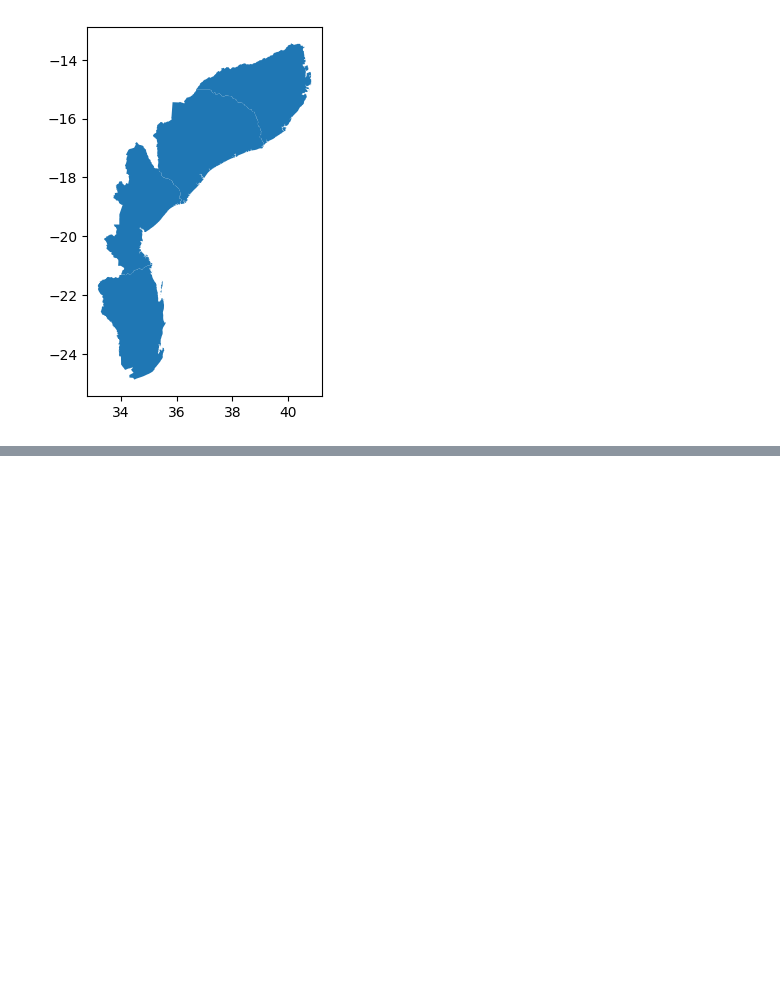
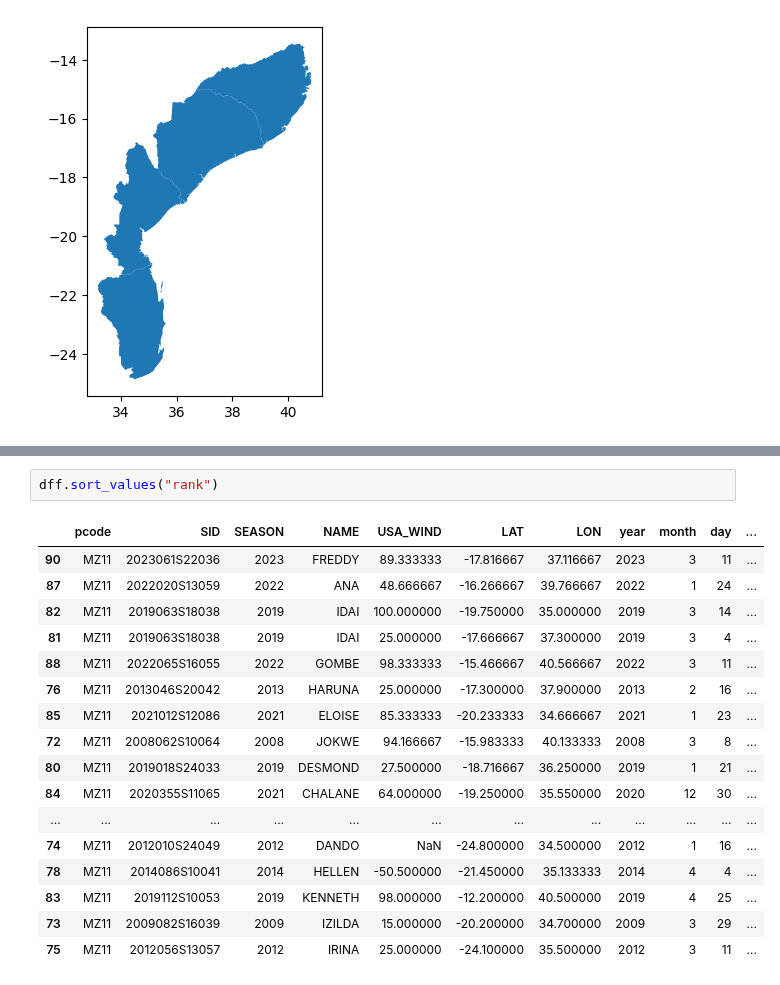
Before and after one commit to OCHA-DAP/ds-aa-moz-cyclones, a Jupyter notebook: exploration/landfall_rainfall.ipynb, the cells around one changed output, grey strips where cells are left out. Cells and saved outputs as stored; diff of their text form; blank space fills up the shorter version.

```diff
--- a/exploration/landfall_rainfall.ipynb
+++ b/exploration/landfall_rainfall.ipynb
@@ -110,0 +260,20 @@ adm1.plot()
+# %%
+dff.sort_values("rank")
+# %% [output]
+|  | pcode | SID | SEASON | NAME | USA_WIND | LAT | LON | year | month | day | ... |
+| 90 | MZ11 | 2023061S22036 | 2023 | FREDDY | 89.333333 | -17.816667 | 37.116667 | 2023 | 3 | 11 | ... |
+| 87 | MZ11 | 2022020S13059 | 2022 | ANA | 48.666667 | -16.266667 | 39.766667 | 2022 | 1 | 24 | ... |
+| 82 | MZ11 | 2019063S18038 | 2019 | IDAI | 100.000000 | -19.750000 | 35.000000 | 2019 | 3 | 14 | ... |
+| 81 | MZ11 | 2019063S18038 | 2019 | IDAI | 25.000000 | -17.666667 | 37.300000 | 2019 | 3 | 4 | ... |
+| 88 | MZ11 | 2022065S16055 | 2022 | GOMBE | 98.333333 | -15.466667 | 40.566667 | 2022 | 3 | 11 | ... |
+| 76 | MZ11 | 2013046S20042 | 2013 | HARUNA | 25.000000 | -17.300000 | 37.900000 | 2013 | 2 | 16 | ... |
+| 85 | MZ11 | 2021012S12086 | 2021 | ELOISE | 85.333333 | -20.233333 | 34.666667 | 2021 | 1 | 23 | ... |
+| 72 | MZ11 | 2008062S10064 | 2008 | JOKWE | 94.166667 | -15.983333 | 40.133333 | 2008 | 3 | 8 | ... |
+| 80 | MZ11 | 2019018S24033 | 2019 | DESMOND | 27.500000 | -18.716667 | 36.250000 | 2019 | 1 | 21 | ... |
+| 84 | MZ11 | 2020355S11065 | 2021 | CHALANE | 64.000000 | -19.250000 | 35.550000 | 2020 | 12 | 30 | ... |
+| ... | ... | ... | ... | ... | ... | ... | ... | ... | ... | ... | ... |
+| 74 | MZ11 | 2012010S24049 | 2012 | DANDO | NaN | -24.800000 | 34.500000 | 2012 | 1 | 16 | ... |
+| 78 | MZ11 | 2014086S10041 | 2014 | HELLEN | -50.500000 | -21.450000 | 35.133333 | 2014 | 4 | 4 | ... |
+| 83 | MZ11 | 2019112S10053 | 2019 | KENNETH | 98.000000 | -12.200000 | 40.500000 | 2019 | 4 | 25 | ... |
+| 73 | MZ11 | 2009082S16039 | 2009 | IZILDA | 15.000000 | -20.200000 | 34.700000 | 2009 | 3 | 29 | ... |
+| 75 | MZ11 | 2012056S13057 | 2012 | IRINA | 25.000000 | -24.100000 | 35.500000 | 2012 | 3 | 11 | ... |
```
Also changed, not shown: parts of 15 cells of this notebook, 3 other files.
